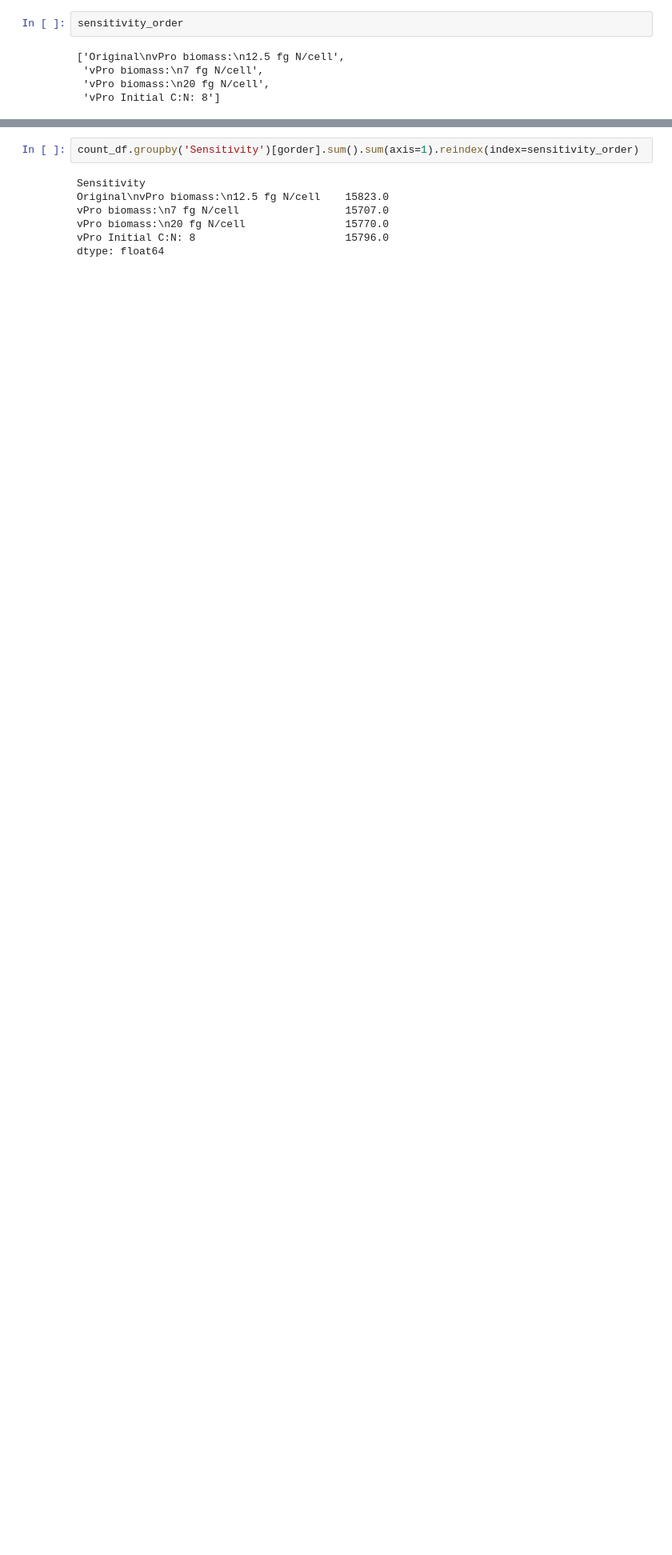
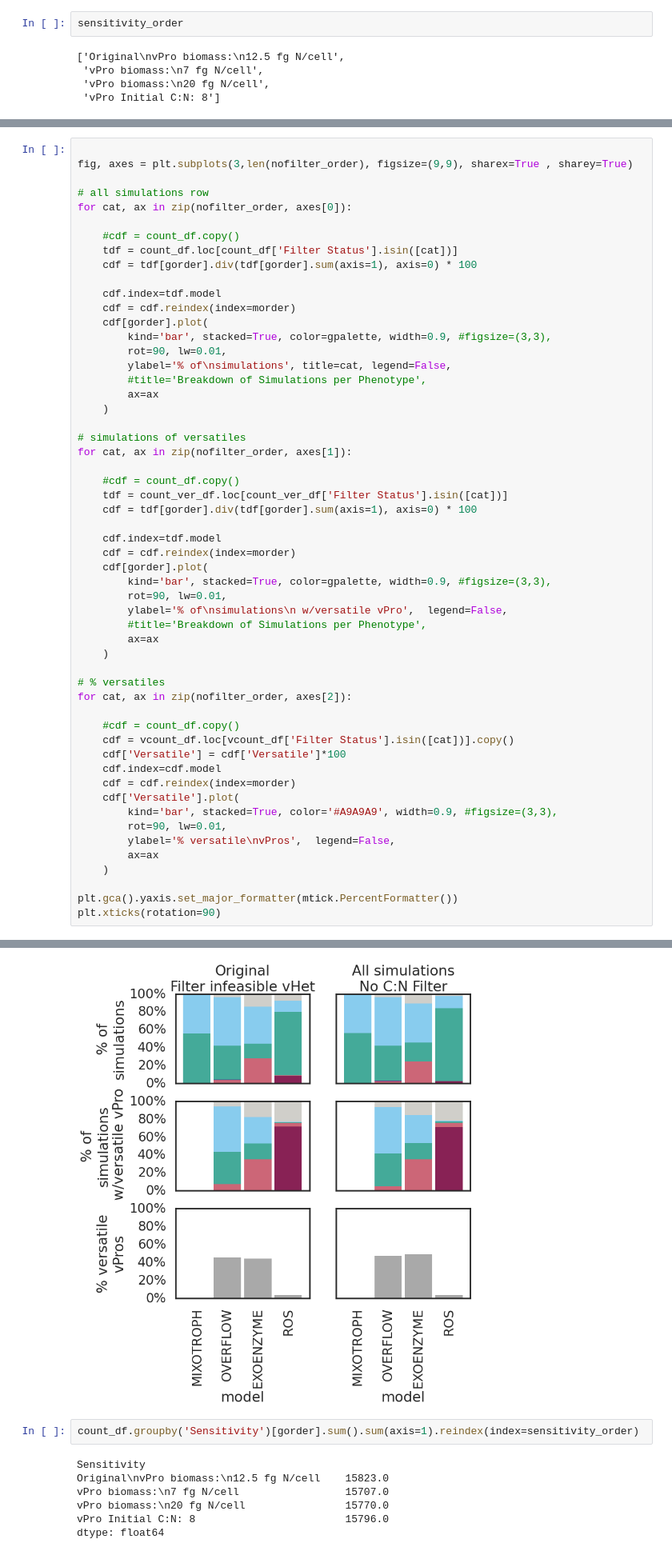
Before and after one commit to wosnat/recycle_model, a Jupyter notebook: STORE_model/notebooks/verastile_vpros_reruns_init_only.ipynb, the cells around one changed output, grey strips where cells are left out. Shown: that part at 80% size. Cells and saved outputs as stored; diff of their text form; blank space fills up the shorter version.

```diff
--- a/STORE_model/notebooks/verastile_vpros_reruns_init_only.ipynb
+++ b/STORE_model/notebooks/verastile_vpros_reruns_init_only.ipynb
@@ -371,3 +403,59 @@ plt.xticks(rotation=90)
   Text(2, 0, 'EXOENZYME'),
   Text(3, 0, 'ROS')])
 [figure]
+# %%
+
+fig, axes = plt.subplots(3,len(nofilter_order), figsize=(9,9), sharex=True , sharey=True)
+
+# all simulations row
+for cat, ax in zip(nofilter_order, axes[0]):
+
+    #cdf = count_df.copy()
+    tdf = count_df.loc[count_df['Filter Status'].isin([cat])]
+    cdf = tdf[gorder].div(tdf[gorder].sum(axis=1), axis=0) * 100
+
+    cdf.index=tdf.model
+    cdf = cdf.reindex(index=morder)
+    cdf[gorder].plot(
+        kind='bar', stacked=True, color=gpalette, width=0.9, #figsize=(3,3),
+        rot=90, lw=0.01,
+        ylabel='% of\nsimulations', title=cat, legend=False,
+        #title='Breakdown of Simulations per Phenotype',
+        ax=ax
+    )
+
+# simulations of versatiles
+for cat, ax in zip(nofilter_order, axes[1]):
+
+    #cdf = count_df.copy()
+    tdf = count_ver_df.loc[count_ver_df['Filter Status'].isin([cat])]
+    cdf = tdf[gorder].div(tdf[gorder].sum(axis=1), axis=0) * 100
+
+    cdf.index=tdf.model
+    cdf = cdf.reindex(index=morder)
+    cdf[gorder].plot(
+        kind='bar', stacked=True, color=gpalette, width=0.9, #figsize=(3,3),
+        rot=90, lw=0.01,
+        ylabel='% of\nsimulations\n w/versatile vPro',  legend=False,
+        #title='Breakdown of Simulations per Phenotype',
+        ax=ax
+    )
+
+# % versatiles
+for cat, ax in zip(nofilter_order, axes[2]):
+
+    #cdf = count_df.copy()
+    cdf = vcount_df.loc[vcount_df['Filter Status'].isin([cat])].copy()
+    cdf['Versatile'] = cdf['Versatile']*100
+    cdf.index=cdf.model
+    cdf = cdf.reindex(index=morder)
+    cdf['Versatile'].plot(
+        kind='bar', stacked=True, color='#A9A9A9', width=0.9, #figsize=(3,3),
+        rot=90, lw=0.01,
+        ylabel='% versatile\nvPros',  legend=False,
+        ax=ax
+    )
+
+plt.gca().yaxis.set_major_formatter(mtick.PercentFormatter())
+plt.xticks(rotation=90)
+# %% [output]
@@ -374,3 +467,4 @@ plt.xticks(rotation=90)
+[figure, added]
 # %%
 count_df.groupby('Sensitivity')[gorder].sum().sum(axis=1).reindex(index=sensitivity_order)
 # %% [output]
```
Also changed, not shown: parts of 15 cells of this notebook, 5 other files.
